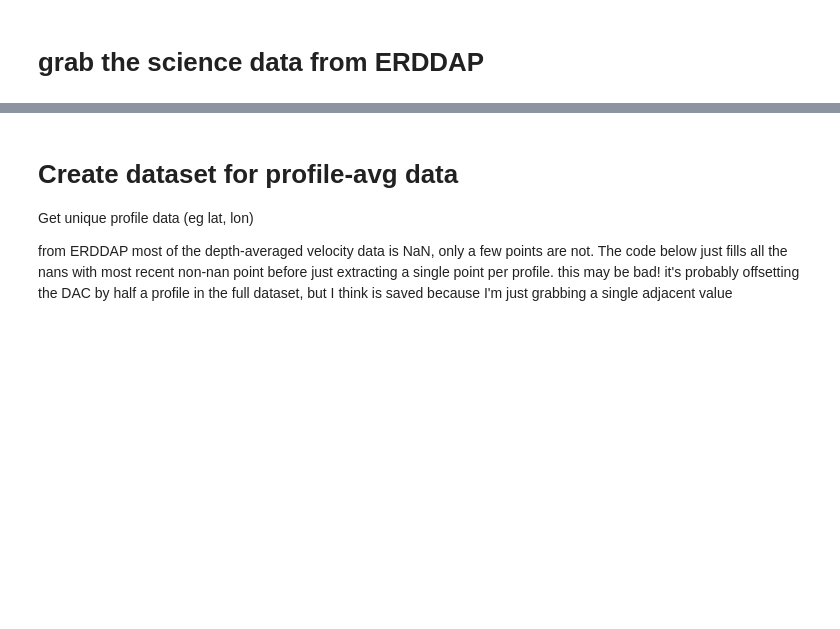
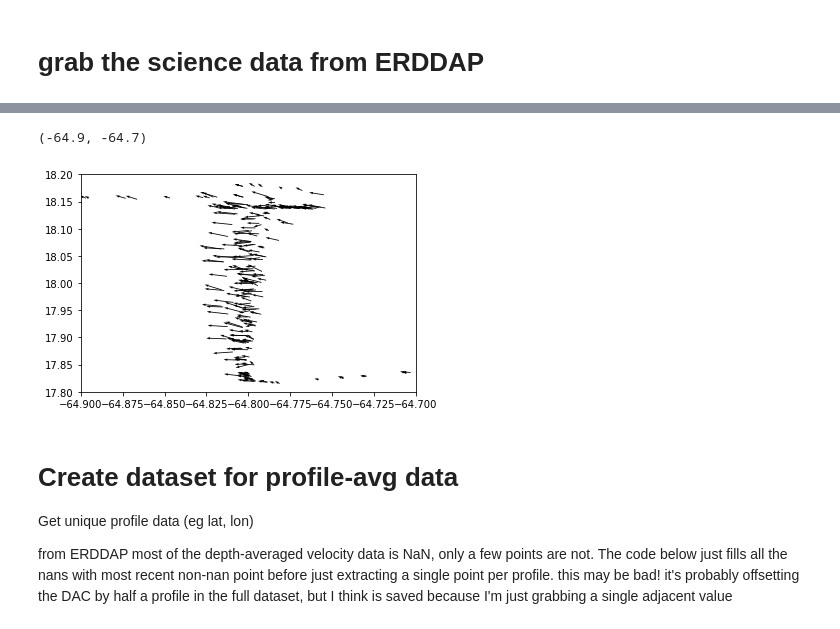
Before and after one commit to rucool/IOO_masters2020, a Jupyter notebook: RU29_anegada.ipynb, the cells around one changed output, grey strips where cells are left out. Cells and saved outputs as stored; diff of their text form; code cells hidden in the pictures; blank space fills up the shorter version.

Commit message:
added quiver for ailey

```diff
--- a/RU29_anegada.ipynb
+++ b/RU29_anegada.ipynb
@@ -57,3 +62,13 @@ Data variables:
+# %%
+
+plt.quiver( ds.longitude, ds.latitude, ds.u, ds.v, scale=3 )
+plt.ylim([17.8, 18.2])
+plt.xlim([-64.9, -64.7])
+
+# plt.scatter(ds.longitude, ds.latitude)
+# %% [output]
+(-64.9, -64.7)
+[figure, added]
 # %% [markdown]
 # Create dataset for profile-avg data
 
```
Also changed, not shown: parts of 6 cells of this notebook.
